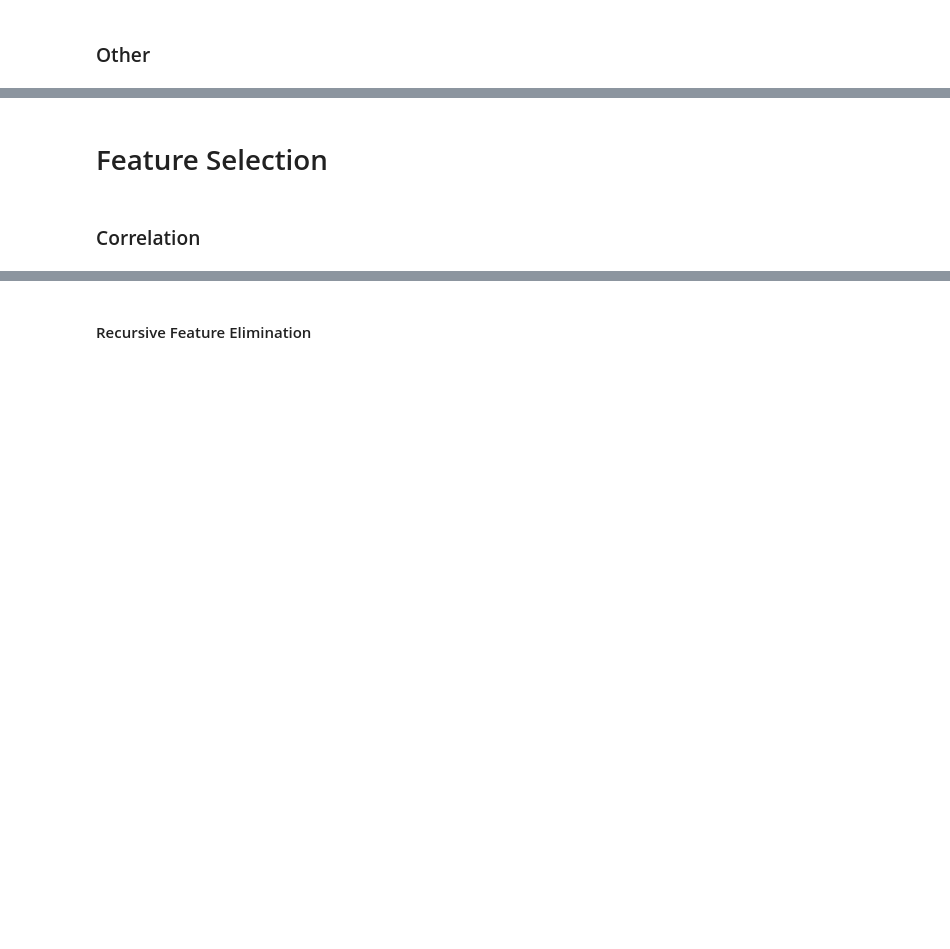
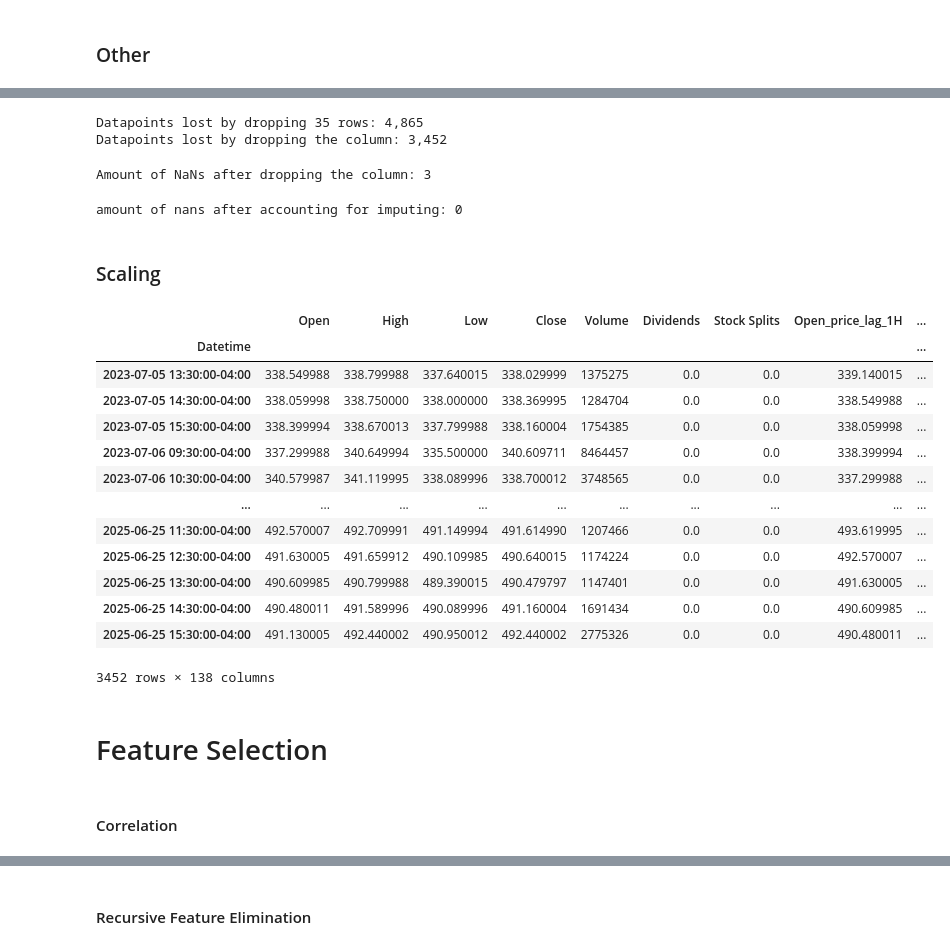
Before and after one commit to BillyBrothers/Stock_Prediction, a Jupyter notebook: Workbooks/XG_Boost_Model.ipynb, the cells around one changed output, grey strips where cells are left out. Cells and saved outputs as stored; diff of their text form; code cells hidden in the pictures; blank space fills up the shorter version.

```diff
--- a/Workbooks/XG_Boost_Model.ipynb
+++ b/Workbooks/XG_Boost_Model.ipynb
@@ -224,10 +292,9 @@ msft_df = pd.get_dummies(msft_df, columns=['Month'], prefix='Month', drop_first=
 # %% [markdown]
 #### Moving Average
 # %%
-for window in [5, 10, 20]:
+for window in [7, 14, 21, 28, 35]:
     msft_df[f'Volume_SMA_{window}H'] = msft_df['Volume'].rolling(window=window).mean()
 msft_df['Volume_Change'] = msft_df['Volume'].pct_change()
-msft_df['Volume_Ratio_20H'] = msft_df['Volume'] / msft_df[f'Volume_SMA_20H']
 # %% [markdown]
 #### On-Balanced Volume (Momentum Indicator)
 # %%
@@ -256,0 +330,3 @@ Amount of rows after dropping NaNs (3347, 145)
+# %%
+msft_df = msft_df.iloc[35:]
+print("amount of nans after accounting for largest window size:", msft_df.isna().sum().sum())
@@ -256,0 +350,70 @@ Amount of rows after dropping NaNs (3347, 145)
+# %%
+rows_to_drop = msft_df['weekly_return_lag_35H'].isna().sum()
+total_columns = msft_df.shape[1]
+datapoints_lost_rows = rows_to_drop * total_columns
+print(f"Datapoints lost by dropping {rows_to_drop} rows: {datapoints_lost_rows:,}")
+
+rows_total = msft_df.shape[0]
+datapoints_lost_column = rows_total
+print(f"Datapoints lost by dropping the column: {datapoints_lost_column:,}")
+# Because of this point discrepancy we drop the column weekly_return_lag_35H
+# %% [output]
+Datapoints lost by dropping 35 rows: 4,865
+Datapoints lost by dropping the column: 3,452
+# %%
+msft_df.drop(columns=['weekly_return_lag_35H'], inplace=True)
+print(f"Amount of NaNs after dropping the column:", msft_df.isna().sum().sum())
+# %% [output]
+Amount of NaNs after dropping the column: 3
+# %%
+def impute_features(df):
+    for col in df.columns:
+        col_lower = col.lower()
+
+        # columns that are not features
+        if col_lower in ['Close']:
+            continue
+
+        # Rolling Averages, Price Lags, Return Lags, Volume-related, Log features
+        if any(key in col_lower for key in ["price_lag", "hourly_return_lag", "daily_return_lag",
+                        "weekly_return_lag_", "sma", "ema", "volume", "rolling_log_avg", "rolling_log_std", "volatility"]):
+            df[col] = df[col].ffill()
+
+        # Technical Indicators
+        elif any(key in col_lower for key in ["atr", "rsi", "macd", "bollinger", "upper_bb", "lower_bb", "adx", "di", "%d", "%k", "obv"]):
+            df[col] = df[col].fillna(df[col].expanding().median())
+
+        # Price Features
+        elif any(key in col_lower for key in ["low_range", "close_range", "range_pct", "rsi_x_volume"]):
+            df[col] = df[col].interpolate(method='linear')
+
+        else:
+            df[col] = df[col].interpolate(method='linear').ffill().bfill()
+
+
+    return df
+# %%
+impute_features(msft_df)
+print("amount of nans after accounting for imputing:", msft_df.isna().sum().sum())
+# %% [output]
+amount of nans after accounting for imputing: 0
+# %% [markdown]
+### Scaling
+# %%
+msft_df.replace([np.inf, -np.inf], np.nan, inplace=True)
+impute_features(msft_df)
+# %% [output]
+|  | Open | High | Low | Close | Volume | Dividends | Stock Splits | Open_price_lag_1H | ... |
+| Datetime |  |  |  |  |  |  |  |  | ... |
+| 2023-07-05 13:30:00-04:00 | 338.549988 | 338.799988 | 337.640015 | 338.029999 | 1375275 | 0.0 | 0.0 | 339.140015 | ... |
+| 2023-07-05 14:30:00-04:00 | 338.059998 | 338.750000 | 338.000000 | 338.369995 | 1284704 | 0.0 | 0.0 | 338.549988 | ... |
+| 2023-07-05 15:30:00-04:00 | 338.399994 | 338.670013 | 337.799988 | 338.160004 | 1754385 | 0.0 | 0.0 | 338.059998 | ... |
+| 2023-07-06 09:30:00-04:00 | 337.299988 | 340.649994 | 335.500000 | 340.609711 | 8464457 | 0.0 | 0.0 | 338.399994 | ... |
+| 2023-07-06 10:30:00-04:00 | 340.579987 | 341.119995 | 338.089996 | 338.700012 | 3748565 | 0.0 | 0.0 | 337.299988 | ... |
+| ... | ... | ... | ... | ... | ... | ... | ... | ... | ... |
+| 2025-06-25 11:30:00-04:00 | 492.570007 | 492.709991 | 491.149994 | 491.614990 | 1207466 | 0.0 | 0.0 | 493.619995 | ... |
+| 2025-06-25 12:30:00-04:00 | 491.630005 | 491.659912 | 490.109985 | 490.640015 | 1174224 | 0.0 | 0.0 | 492.570007 | ... |
+| 2025-06-25 13:30:00-04:00 | 490.609985 | 490.799988 | 489.390015 | 490.479797 | 1147401 | 0.0 | 0.0 | 491.630005 | ... |
+| 2025-06-25 14:30:00-04:00 | 490.480011 | 491.589996 | 490.089996 | 491.160004 | 1691434 | 0.0 | 0.0 | 490.609985 | ... |
+| 2025-06-25 15:30:00-04:00 | 491.130005 | 492.440002 | 490.950012 | 492.440002 | 2775326 | 0.0 | 0.0 | 490.480011 | ... |
+3452 rows × 138 columns
@@ -257,5 +429,5 @@ Amount of rows after dropping NaNs (3347, 145)
 # %% [markdown]
 # Feature Selection
 # %% [markdown]
-### Correlation
+#### Correlation
 # %%
```
Also changed, not shown: parts of 78 cells of this notebook.
